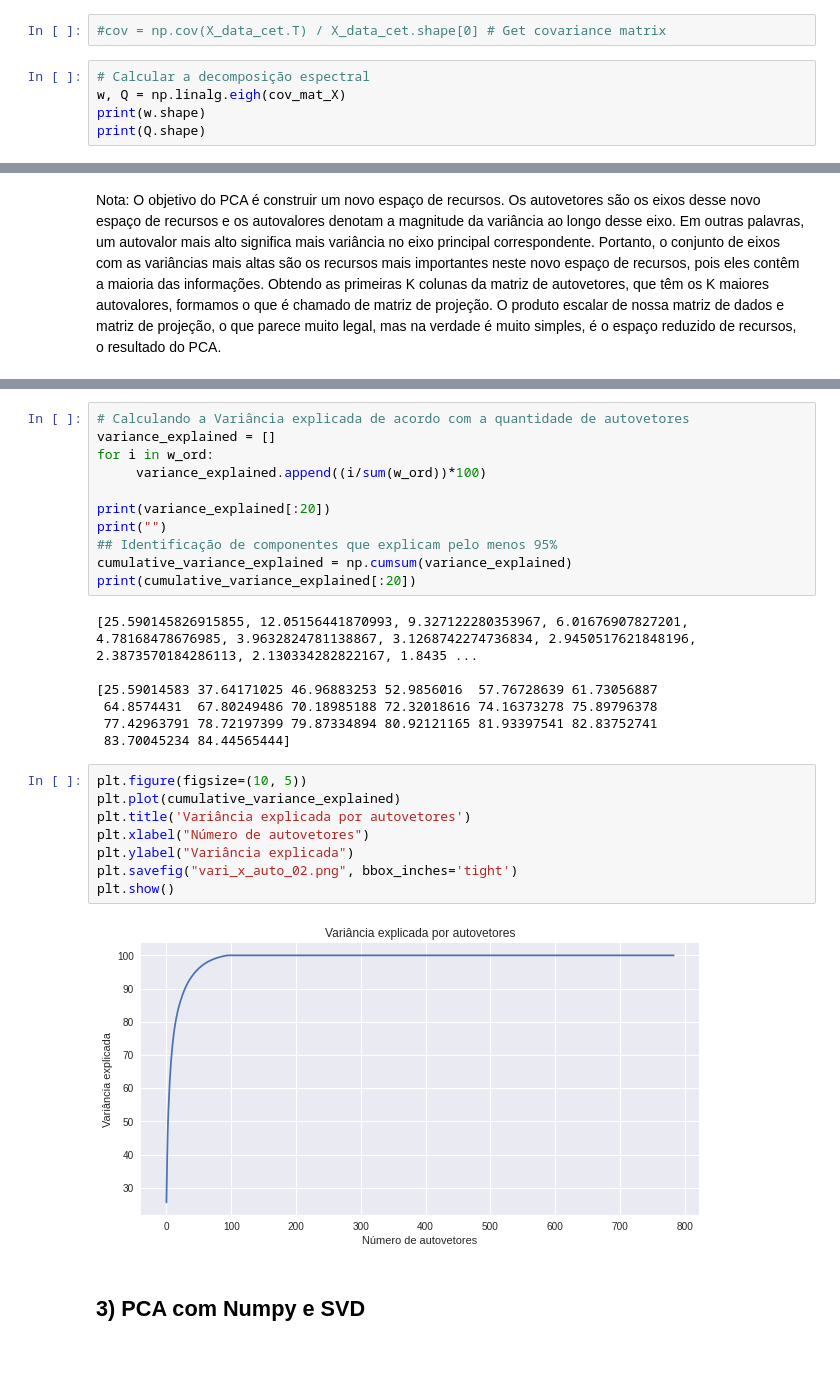
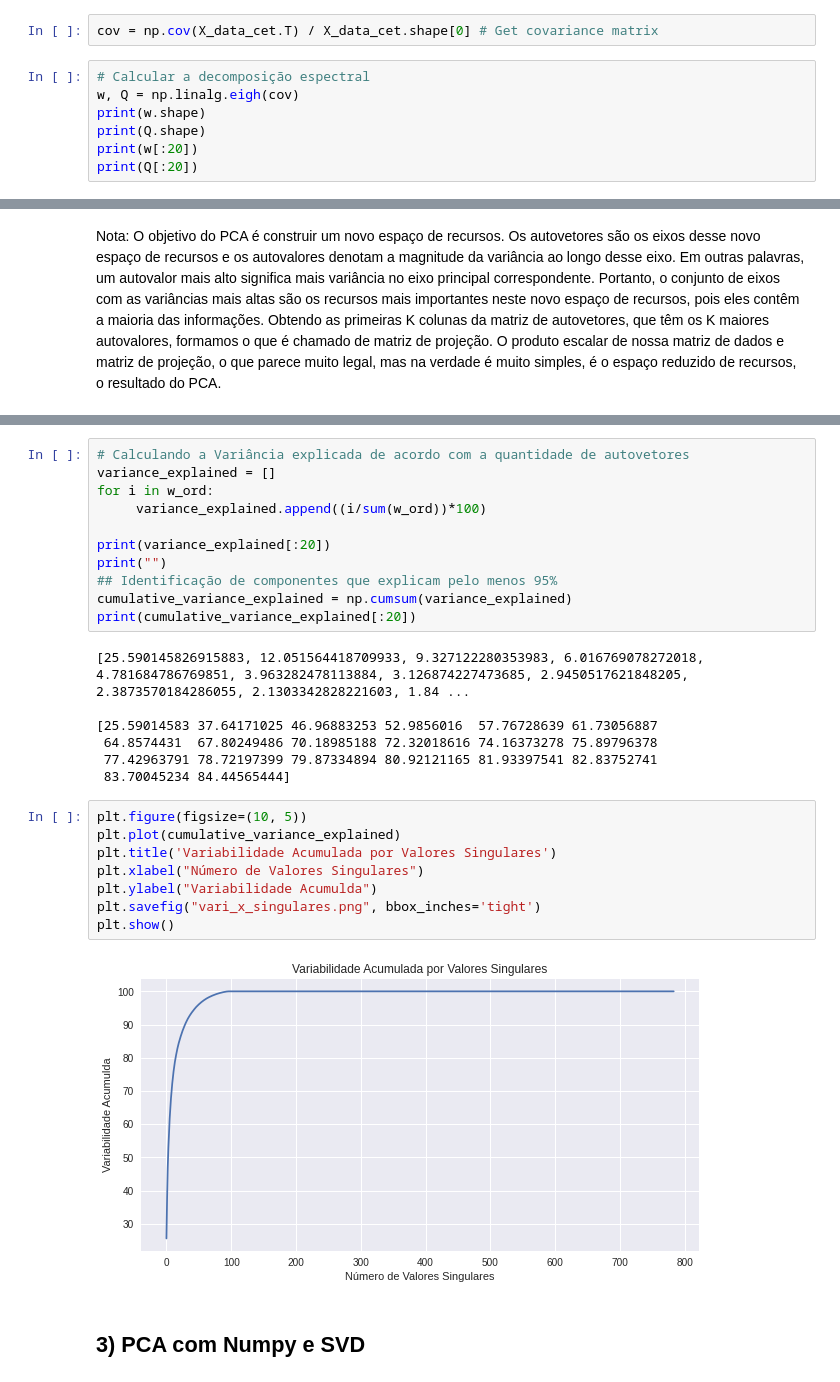
Before and after one commit to brunoprp/machine_learning, a Jupyter notebook: Notebooks/PCA_IMAGE.ipynb, the cells around one changed output, grey strips where cells are left out. Drawn from its saved outputs; the diff is of its cells as text.

```diff
--- a/Notebooks/PCA_IMAGE.ipynb
+++ b/Notebooks/PCA_IMAGE.ipynb
@@ -183,12 +170,14 @@ df_cov_mat_X
 obtendo-se os autovalores w e seus autovetores associados nas colunas de Q.
 Atenção: os autovalores (e seus autovetores associados) devem ser ordenados em ordem decrescente.
 # %%
-#cov = np.cov(X_data_cet.T) / X_data_cet.shape[0] # Get covariance matrix
+cov = np.cov(X_data_cet.T) / X_data_cet.shape[0] # Get covariance matrix
 # %%
 # Calcular a decomposição espectral
-w, Q = np.linalg.eigh(cov_mat_X)
+w, Q = np.linalg.eigh(cov)
 print(w.shape)
 print(Q.shape)
+print(w[:20])
+print(Q[:20])
 # %% [output]
 (784,)
 (784, 784)
@@ -292,7 +267,7 @@ print("")
 cumulative_variance_explained = np.cumsum(variance_explained)
 print(cumulative_variance_explained[:20])
 # %% [output]
-[25.590145826915855, 12.05156441870993, 9.327122280353967, 6.01676907827201, 4.78168478676985, 3.9632824781138867, 3.1268742274736834, 2.9450517621848196, 2.3873570184286113, 2.130334282822167, 1.8435 ...
+[25.590145826915883, 12.051564418709933, 9.327122280353983, 6.016769078272018, 4.781684786769851, 3.963282478113884, 3.126874227473685, 2.9450517621848205, 2.3873570184286055, 2.1303342828221603, 1.84 ...
 
 [25.59014583 37.64171025 46.96883253 52.9856016  57.76728639 61.73056887
  64.8574431  67.80249486 70.18985188 72.32018616 74.16373278 75.89796378
@@ -301,13 +276,13 @@ print(cumulative_variance_explained[:20])
 # %%
 plt.figure(figsize=(10, 5))
 plt.plot(cumulative_variance_explained)
-plt.title('Variância explicada por autovetores')
-plt.xlabel("Número de autovetores")
-plt.ylabel("Variância explicada")
-plt.savefig("vari_x_auto_02.png", bbox_inches='tight')
+plt.title('Variabilidade Acumulada por Valores Singulares')
+plt.xlabel("Número de Valores Singulares")
+plt.ylabel("Variabilidade Acumulda")
+plt.savefig("vari_x_singulares.png", bbox_inches='tight')
 plt.show()
 # %% [output]
-[figure, old version]
+[figure, new version]
 # %% [markdown]
 ## 3) PCA com Numpy e SVD
 # %%
```
Also changed, not shown: parts of 16 cells of this notebook, 11 other files.
